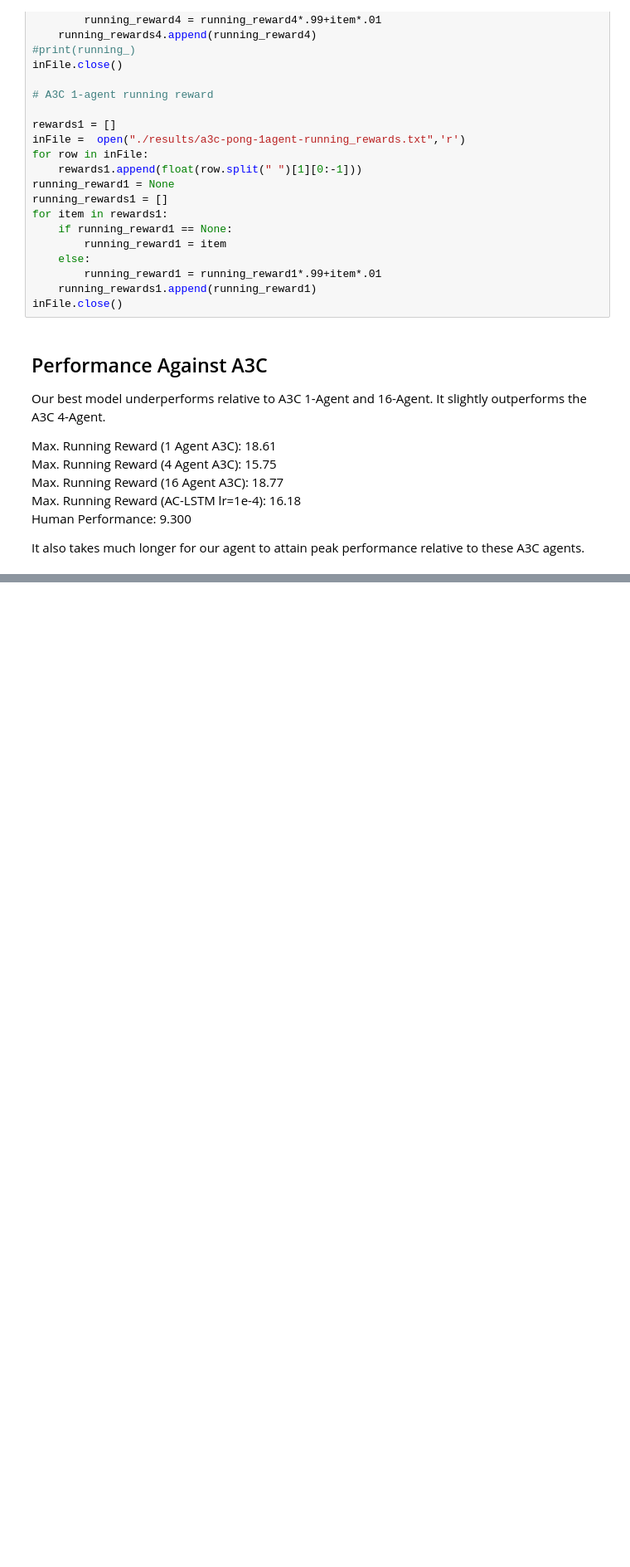
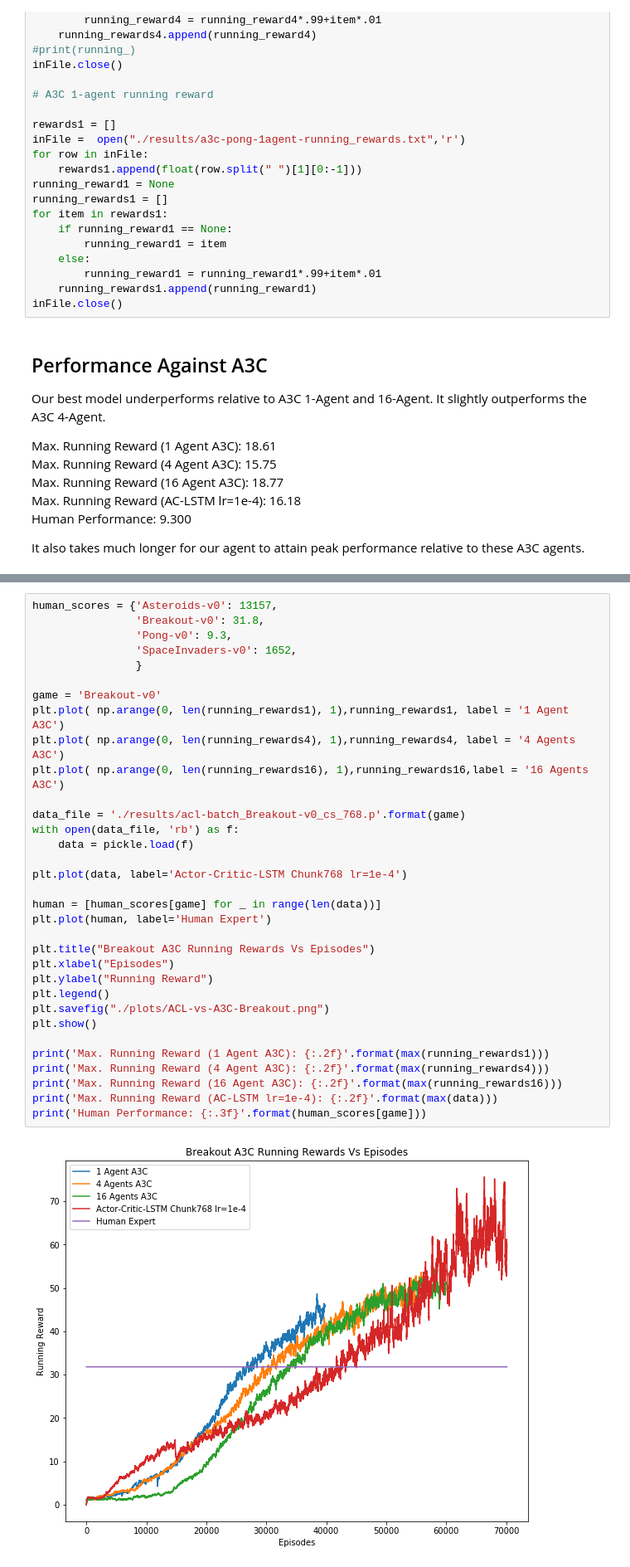
Before and after one commit to LUKELIEM/actor-critic, a Jupyter notebook: AC-LSTM.ipynb, the cells around one changed output, grey strips where cells are left out. Shown at 83% size. Drawn from its saved outputs; the diff is of its cells as text; blank space fills up the shorter version.

Commit message:
Add comparison against A3C in Breakout.

```diff
--- a/AC-LSTM.ipynb
+++ b/AC-LSTM.ipynb
@@ -833,0 +894,35 @@ Human Performance: 9.300
+# %%
+human_scores = {'Asteroids-v0': 13157,
+                'Breakout-v0': 31.8,
+                'Pong-v0': 9.3,
+                'SpaceInvaders-v0': 1652,
+                }
+
+game = 'Breakout-v0'
+plt.plot( np.arange(0, len(running_rewards1), 1),running_rewards1, label = '1 Agent A3C')
+plt.plot( np.arange(0, len(running_rewards4), 1),running_rewards4, label = '4 Agents A3C')
+plt.plot( np.arange(0, len(running_rewards16), 1),running_rewards16,label = '16 Agents A3C')
+
+data_file = './results/acl-batch_Breakout-v0_cs_768.p'.format(game)
+with open(data_file, 'rb') as f:
+    data = pickle.load(f)
+
+plt.plot(data, label='Actor-Critic-LSTM Chunk768 lr=1e-4')
+
+human = [human_scores[game] for _ in range(len(data))]
+plt.plot(human, label='Human Expert')
+
+plt.title("Breakout A3C Running Rewards Vs Episodes")
+plt.xlabel("Episodes")
+plt.ylabel("Running Reward")
+plt.legend()
+plt.savefig("./plots/ACL-vs-A3C-Breakout.png")
+plt.show()
+
+print('Max. Running Reward (1 Agent A3C): {:.2f}'.format(max(running_rewards1)))
+print('Max. Running Reward (4 Agent A3C): {:.2f}'.format(max(running_rewards4)))
+print('Max. Running Reward (16 Agent A3C): {:.2f}'.format(max(running_rewards16)))
+print('Max. Running Reward (AC-LSTM lr=1e-4): {:.2f}'.format(max(data)))
+print('Human Performance: {:.3f}'.format(human_scores[game]))
+# %% [output]
+[figure, added]
```
Also changed, not shown: parts of 4 cells of this notebook, 1 other file.
